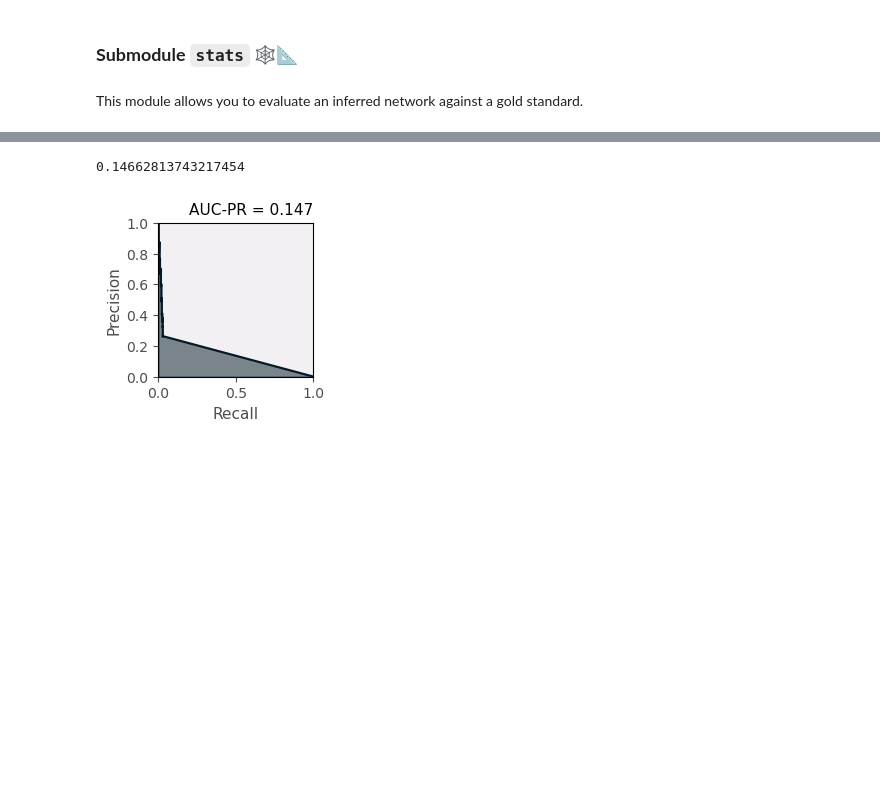
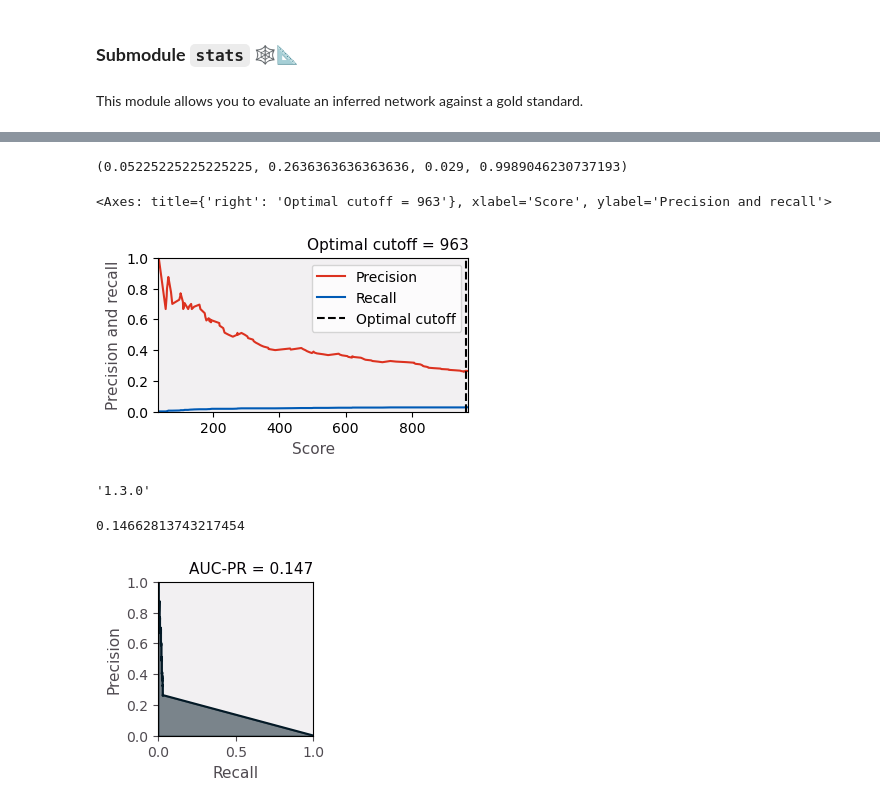
Before and after one commit to freyrelab/netective, a Jupyter notebook: docs/module_tutorial.ipynb, the cells around one changed output, grey strips where cells are left out. Drawn from its saved outputs; the diff is of its cells as text; code cells hidden in the pictures; blank space fills up the shorter version.

```diff
--- a/docs/module_tutorial.ipynb
+++ b/docs/module_tutorial.ipynb
@@ -549,7 +548,7 @@ pred = 'assets\\short_100226_v2019_sFL_dAllInc_BSs.pred'
 gs = 'assets\\short_GS.txt'
 
 
-pred_graph = parse_network(pred, delimiter='\t', directed=True, score=True, use_position_as_score=False)
+pred_graph = parse_network(pred, delimiter='\t', directed=True, score=True, use_position_as_score=True)
 
 gold_standard_graph = parse_network(gs, delimiter='\t', directed=True)
 
@@ -563,3 +564,17 @@ bin_stats.area_under_roc_curve()
+# %%
+bin_stats.f1_score(), bin_stats.precision(), bin_stats.recall(), bin_stats.accuracy()
+# %% [output]
+(0.05225225225225225, 0.2636363636363636, 0.029, 0.9989046230737193)
+# %%
+bin_stats.optimal_cutoff_plot()
+# %% [output]
+<Axes: title={'right': 'Optimal cutoff = 963'}, xlabel='Score', ylabel='Precision and recall'>
+[figure, added]
+# %%
+import sklearn as sk
+sk.__version__
+# %% [output]
+'1.3.0'
 # %%
 # get the area under the precision-recall curve
 bin_stats.area_under_precision_recall_curve()
```
Also changed, not shown: parts of 3 cells of this notebook, 5 other files.
